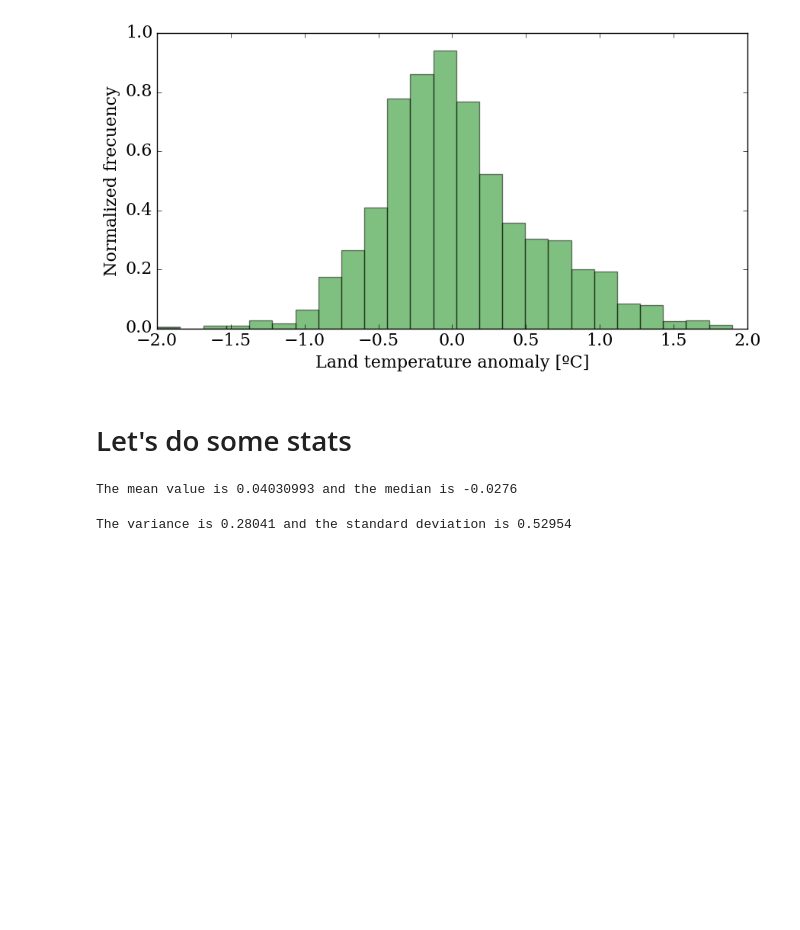
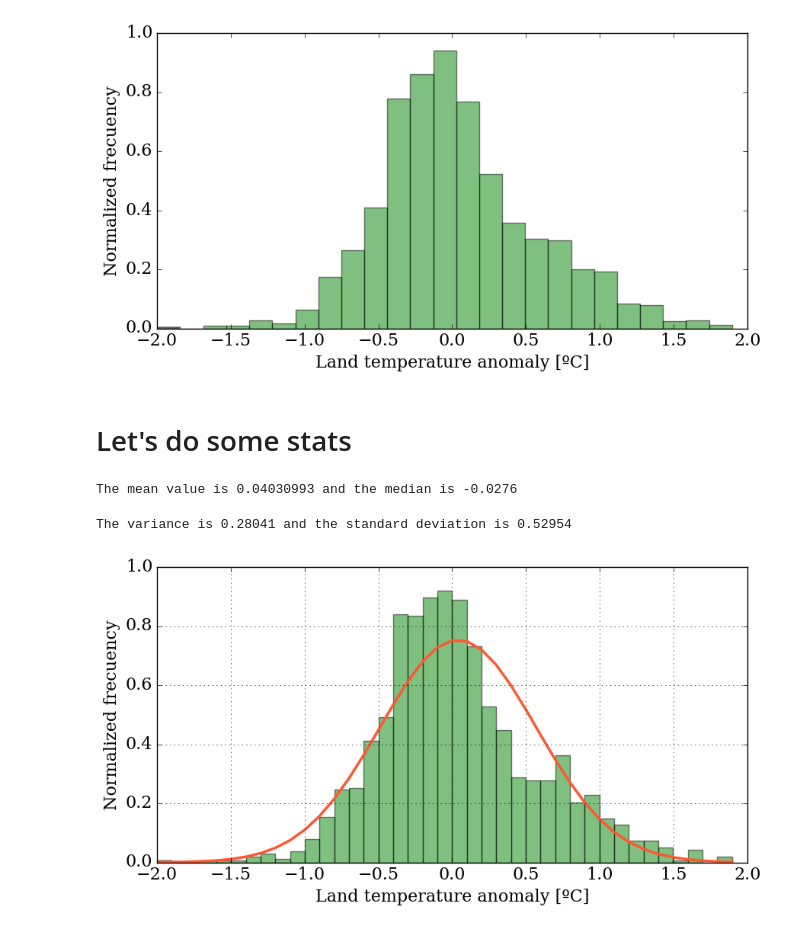
Before and after one commit to mariakathe/notebook, a Jupyter notebook: The_python_scientific_stack.ipynb, the cells around one changed output. Cells and saved outputs as stored; diff of their text form; code cells hidden in the pictures; blank space fills up the shorter version.

Commit message:
Histograma con linea teorica

```diff
--- a/The_python_scientific_stack.ipynb
+++ b/The_python_scientific_stack.ipynb
@@ -178,12 +178,16 @@ from scipy import stats
 # %%
 bins = numpy.linspace(min(T_land[:,1]), max(T_land[:,1]), 40)
 
 pyplot.figure(figsize=(10,5))
 
+#Plot the histogram
 pyplot.hist(T_land[:,1], bins, normed=True, color='g', alpha=0.5)
 
 #Plot the probability density function
-pyplot.plot(bins, stats.norm.pdf(bins, mean_T, sigma_T))
+pyplot.plot(bins, stats.norm.pdf(bins, mean_T, sigma_T), color='#ff5733', ls='-', lw=2.5)
 
 pyplot.xlabel('Land temperature anomaly [ºC]')
-pyplot.ylabel('Normalized frecuency');
+pyplot.ylabel('Normalized frecuency')
+pyplot.grid();
+# %% [output]
+[figure, added]
```
